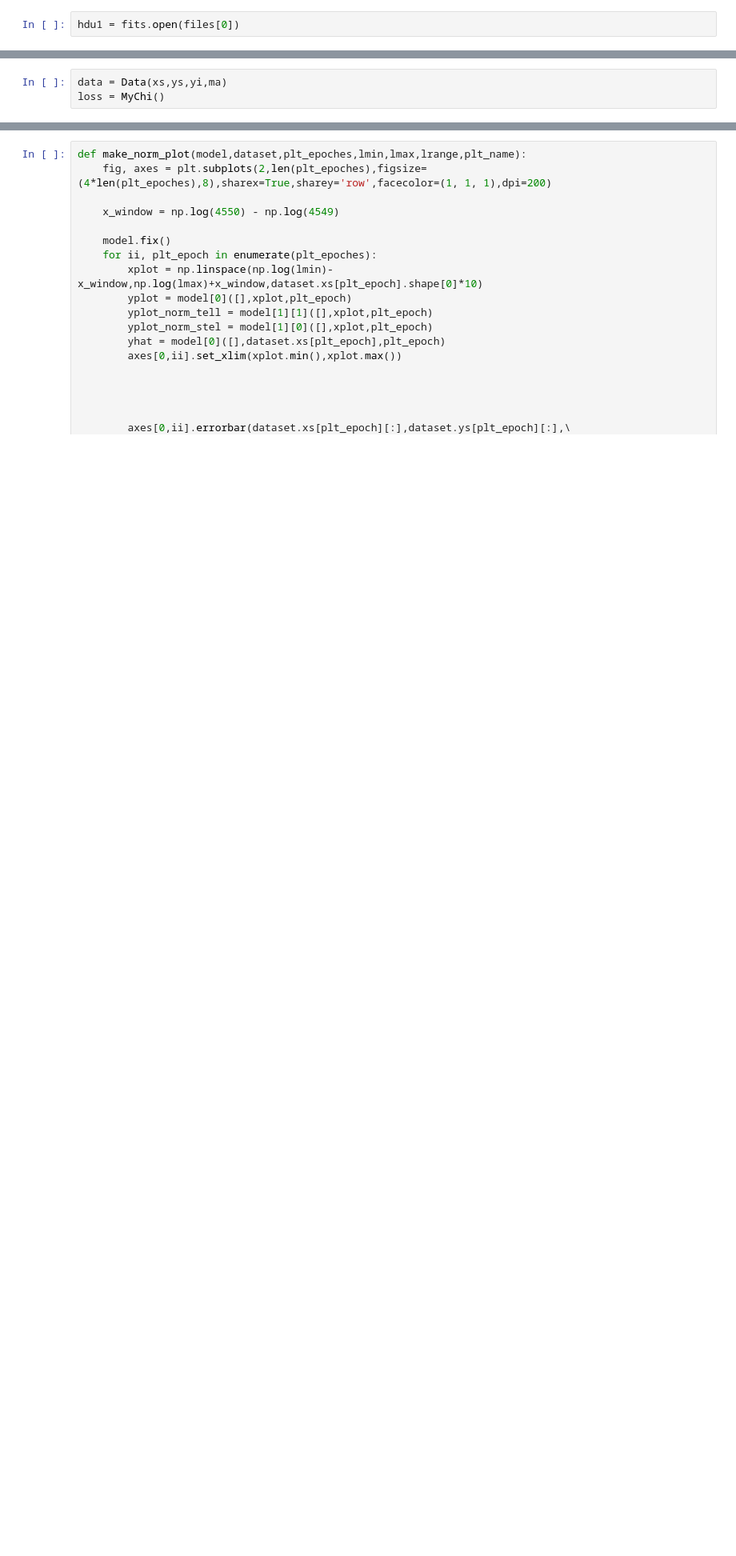
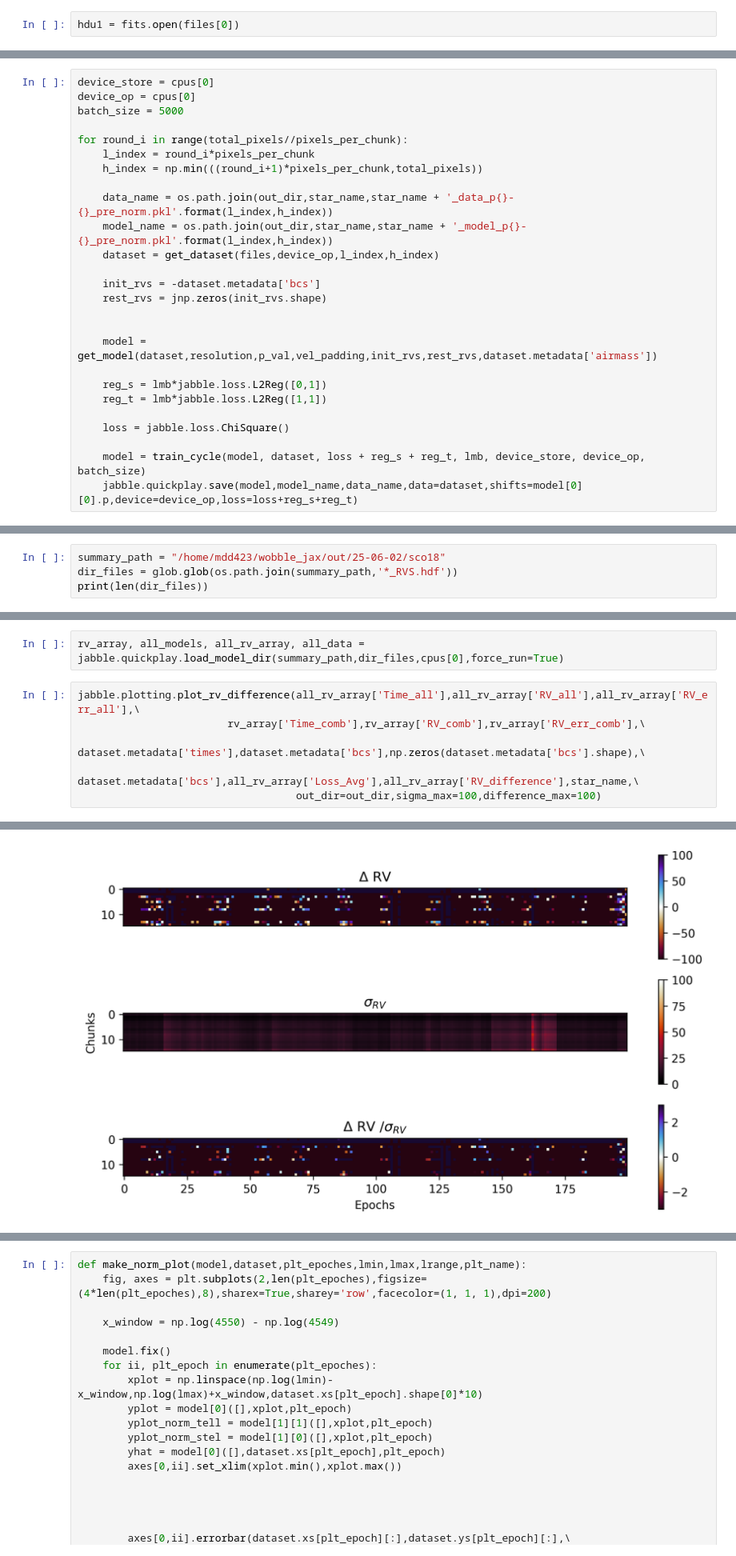
Before and after one commit to mdd423/wobble_jax, a Jupyter notebook: notebooks/04-18sco.ipynb, the cells around one changed output, grey strips where cells are left out. Shown at 80% size. Saved outputs shown, nothing was run; the diff lists cells and outputs as text; blank space fills up the shorter version.

Commit message:
18 sco modeling

```diff
--- a/notebooks/04-18sco.ipynb
+++ b/notebooks/04-18sco.ipynb
@@ -240,3 +193,0 @@ class NormalizationModel(jabble.model.ContainerModel):
-# %%
-data = Data(xs,ys,yi,ma)
-loss = MyChi()
@@ -364,0 +306,26 @@ for norm_model in norm_models:
+# %%
+device_store = cpus[0]
+device_op = cpus[0]
+batch_size = 5000
+
+for round_i in range(total_pixels//pixels_per_chunk):
+    l_index = round_i*pixels_per_chunk
+    h_index = np.min(((round_i+1)*pixels_per_chunk,total_pixels))
+
+    data_name = os.path.join(out_dir,star_name,star_name + '_data_p{}-{}_pre_norm.pkl'.format(l_index,h_index))
+    model_name = os.path.join(out_dir,star_name,star_name + '_model_p{}-{}_pre_norm.pkl'.format(l_index,h_index))
+    dataset = get_dataset(files,device_op,l_index,h_index)
+
+    init_rvs = -dataset.metadata['bcs']
+    rest_rvs = jnp.zeros(init_rvs.shape)
+
+
+    model = get_model(dataset,resolution,p_val,vel_padding,init_rvs,rest_rvs,dataset.metadata['airmass'])
+
+    reg_s = lmb*jabble.loss.L2Reg([0,1])
+    reg_t = lmb*jabble.loss.L2Reg([1,1])
+
+    loss = jabble.loss.ChiSquare()
+
+    model = train_cycle(model, dataset, loss + reg_s + reg_t, lmb, device_store, device_op, batch_size)
+    jabble.quickplay.save(model,model_name,data_name,data=dataset,shifts=model[0][0].p,device=device_op,loss=loss+reg_s+reg_t)
@@ -364,0 +336,4 @@ for norm_model in norm_models:
+# %%
+summary_path = "/home/mdd423/wobble_jax/out/25-06-02/sco18"
+dir_files = glob.glob(os.path.join(summary_path,'*_RVS.hdf'))
+print(len(dir_files))
@@ -364,0 +342,9 @@ for norm_model in norm_models:
+# %%
+rv_array, all_models, all_rv_array, all_data = jabble.quickplay.load_model_dir(summary_path,dir_files,cpus[0],force_run=True)
+# %%
+jabble.plotting.plot_rv_difference(all_rv_array['Time_all'],all_rv_array['RV_all'],all_rv_array['RV_err_all'],\
+                        rv_array['Time_comb'],rv_array['RV_comb'],rv_array['RV_err_comb'],\
+                        dataset.metadata['times'],dataset.metadata['bcs'],np.zeros(dataset.metadata['bcs'].shape),\
+                        dataset.metadata['bcs'],all_rv_array['Loss_Avg'],all_rv_array['RV_difference'],star_name,\
+                                   out_dir=out_dir,sigma_max=100,difference_max=100)
+# %% [output]
@@ -364,0 +353 @@ for norm_model in norm_models:
+[figure, added]
```
Also changed, not shown: parts of 45 cells of this notebook.
